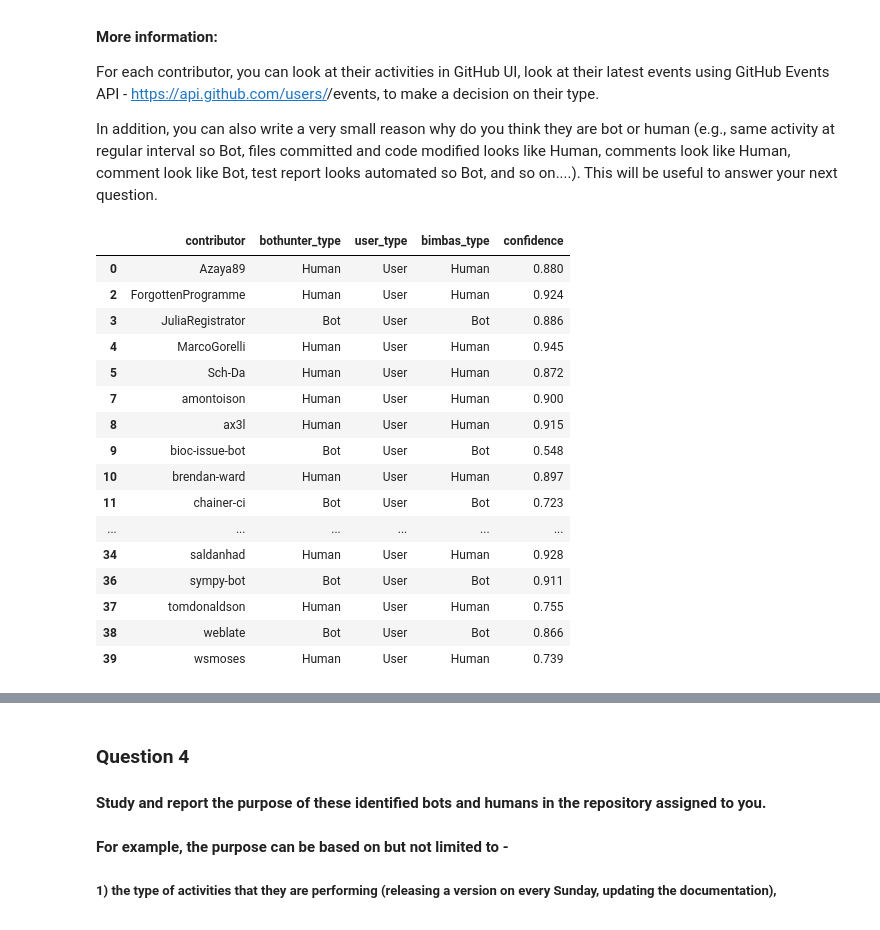
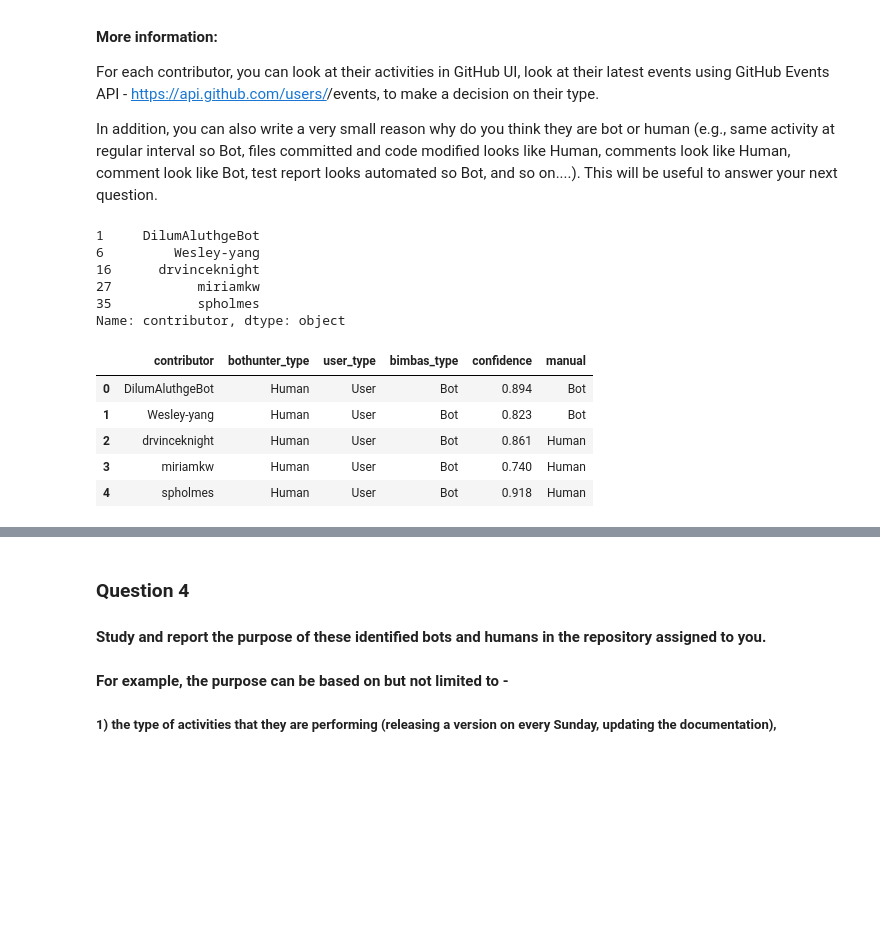
Before and after one commit to PizzaManStarted/Software_Evolution_TP_bots, a Jupyter notebook: TP_bots_template.ipynb, the cells around one changed output, grey strips where cells are left out. Drawn from its saved outputs; the diff is of its cells as text; code cells hidden in the pictures; blank space fills up the shorter version.

```diff
--- a/TP_bots_template.ipynb
+++ b/TP_bots_template.ipynb
@@ -323,47 +325,48 @@ In addition, you can also write a very small reason why do you think they are bo
 # %%
 # Write the code for your manual decision here
 # example :
 # manual_list_dict = [{'contributor': '<contributor name>', 'manual': '<your prediction>'}, {....}, {....}, {....}]
 # pd.DataFrame.from_dict(manual_list_dict)
 
 # YOUR CODE BELOW
 
 agree = contributors_pd.query("user_type == 'User' and bothunter_type == bimbas_type")
 bot_sure = contributors_pd.query("user_type == 'Bot'")
 
 man_to_review = contributors_pd.query("user_type == 'User' and bothunter_type != bimbas_type")
 
-man_to_review
+print(man_to_review["contributor"])
 
 manual_list_dict = []
 def add_user(contributor, prediction):
     manual_list_dict.append({"contributor": contributor, "manual": prediction})
 
 
-add_user("DilumAluthgeBot", "Bot") # Uses bot emoji in front of each commit + has bots in this name
+add_user("DilumAluthgeBot", "Bot") # Uses bot emoji in front of each commit + has bot in this name
 add_user("Wesley-yang", "Bot") # Has 1.7k repositories
 add_user("drvinceknight", "Human") # Has a bio and pfp showing his face
 add_user("miriamkw", "Human") # Has a pfp with a picture of herself and as a human behavior on her repositories
 add_user("spholmes", "Human") # Has a description of his job, where he works
 
 man_to_review = pd.merge(man_to_review, pd.DataFrame.from_dict(manual_list_dict), on='contributor')
 
-agree
+#np.select([np.logical_and(contributors_pd["user_type"] == "Bot", contr)], [True], False)
+
+# contributors_pd = contributors_pd.assign(agree=lambda x : np.logical_and(x["user_type"] == "User", x["bothunter_type"] == x["bimbas_type"]))
+# contributors_pd = contributors_pd.assign(bot_sure=lambda x : x["user_type"] == "Bot")
+# contributors_pd = contributors_pd.assign(man_review=lambda x : x["contributor"].isin(man_to_review["contributor"]))
+
+man_to_review
 # %% [output]
+1     DilumAluthgeBot
+6         Wesley-yang
+16      drvinceknight
+27           miriamkw
+35           spholmes
+Name: contributor, dtype: object
-|  | contributor | bothunter_type | user_type | bimbas_type | confidence |
-| 0 | Azaya89 | Human | User | Human | 0.880 |
-| 2 | ForgottenProgramme | Human | User | Human | 0.924 |
-| 3 | JuliaRegistrator | Bot | User | Bot | 0.886 |
-| 4 | MarcoGorelli | Human | User | Human | 0.945 |
-| 5 | Sch-Da | Human | User | Human | 0.872 |
-| 7 | amontoison | Human | User | Human | 0.900 |
-| 8 | ax3l | Human | User | Human | 0.915 |
-| 9 | bioc-issue-bot | Bot | User | Bot | 0.548 |
-| 10 | brendan-ward | Human | User | Human | 0.897 |
-| 11 | chainer-ci | Bot | User | Bot | 0.723 |
-| ... | ... | ... | ... | ... | ... |
-| 34 | saldanhad | Human | User | Human | 0.928 |
-| 36 | sympy-bot | Bot | User | Bot | 0.911 |
-| 37 | tomdonaldson | Human | User | Human | 0.755 |
-| 38 | weblate | Bot | User | Bot | 0.866 |
-| 39 | wsmoses | Human | User | Human | 0.739 |
+|  | contributor | bothunter_type | user_type | bimbas_type | confidence | manual |
+| 0 | DilumAluthgeBot | Human | User | Bot | 0.894 | Bot |
+| 1 | Wesley-yang | Human | User | Bot | 0.823 | Bot |
+| 2 | drvinceknight | Human | User | Bot | 0.861 | Human |
+| 3 | miriamkw | Human | User | Bot | 0.740 | Human |
+| 4 | spholmes | Human | User | Bot | 0.918 | Human |
```
Also changed, not shown: parts of 24 cells of this notebook.
